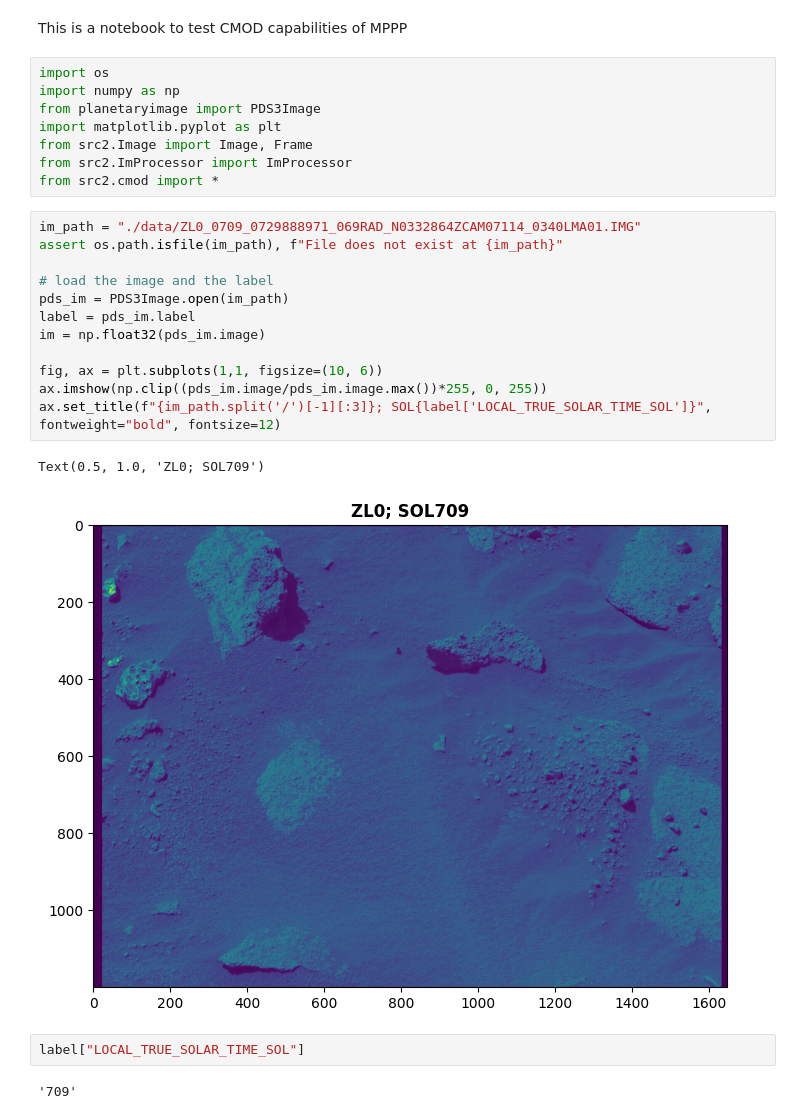
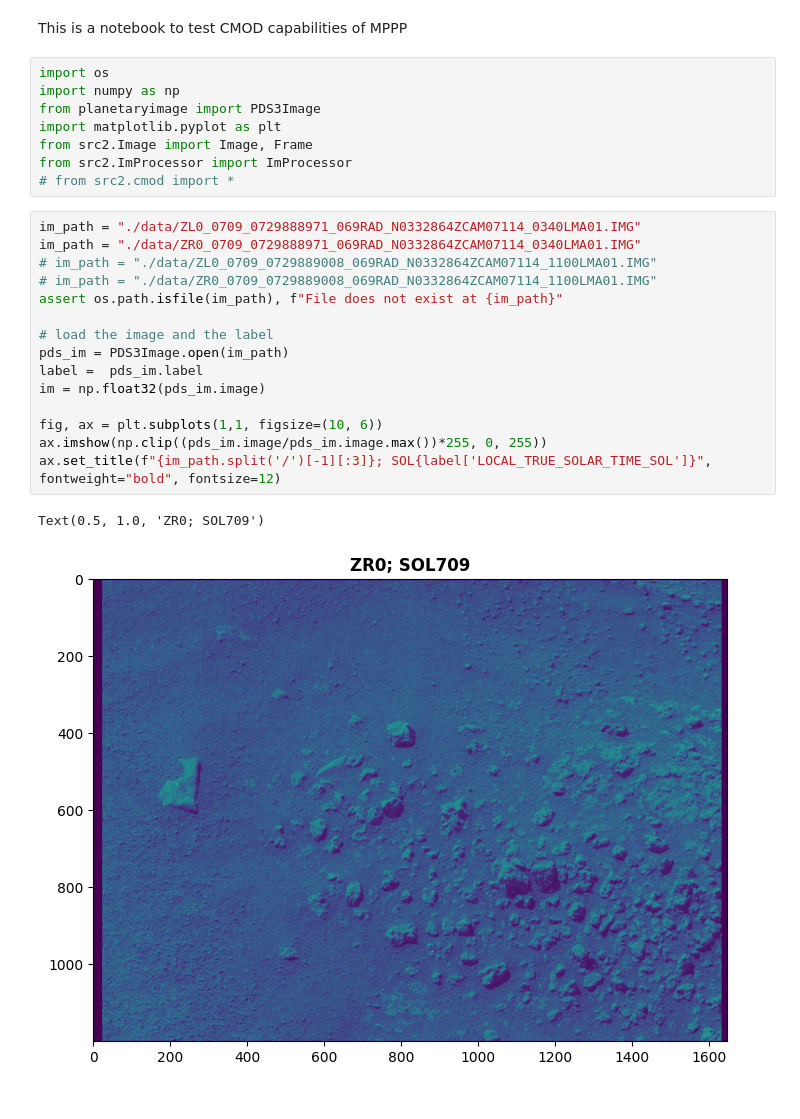
Before and after one commit to cdt59/MPPP, a Jupyter notebook: test.ipynb, the cells around one changed output. Cells and saved outputs as stored; diff of their text form.

Commit message:
cmod initial draft

```diff
--- a/test.ipynb
+++ b/test.ipynb
@@ -7,23 +7,22 @@ from planetaryimage import PDS3Image
 import matplotlib.pyplot as plt
 from src2.Image import Image, Frame
 from src2.ImProcessor import ImProcessor
-from src2.cmod import *
+# from src2.cmod import *
 # %%
 im_path = "./data/ZL0_0709_0729888971_069RAD_N0332864ZCAM07114_0340LMA01.IMG"
+im_path = "./data/ZR0_0709_0729888971_069RAD_N0332864ZCAM07114_0340LMA01.IMG"
+# im_path = "./data/ZL0_0709_0729889008_069RAD_N0332864ZCAM07114_1100LMA01.IMG"
+# im_path = "./data/ZR0_0709_0729889008_069RAD_N0332864ZCAM07114_1100LMA01.IMG"
 assert os.path.isfile(im_path), f"File does not exist at {im_path}"
 
 # load the image and the label
 pds_im = PDS3Image.open(im_path)
-label = pds_im.label
+label =  pds_im.label
 im = np.float32(pds_im.image)
 
 fig, ax = plt.subplots(1,1, figsize=(10, 6))
 ax.imshow(np.clip((pds_im.image/pds_im.image.max())*255, 0, 255))
 ax.set_title(f"{im_path.split('/')[-1][:3]}; SOL{label['LOCAL_TRUE_SOLAR_TIME_SOL']}", fontweight="bold", fontsize=12)
 # %% [output]
-Text(0.5, 1.0, 'ZL0; SOL709')
+Text(0.5, 1.0, 'ZR0; SOL709')
-[figure, old version]
+[figure, new version]
-# %%
-label["LOCAL_TRUE_SOLAR_TIME_SOL"]
-# %% [output]
-'709'
```
Also changed, not shown: parts of 3 cells of this notebook, 2 other files.
